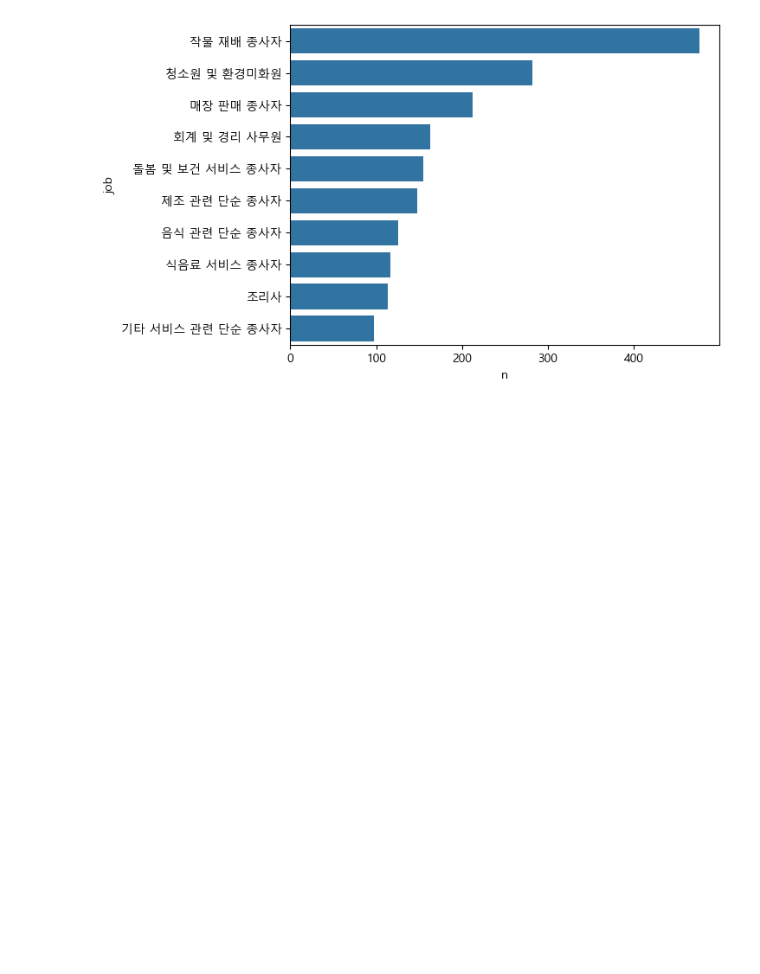
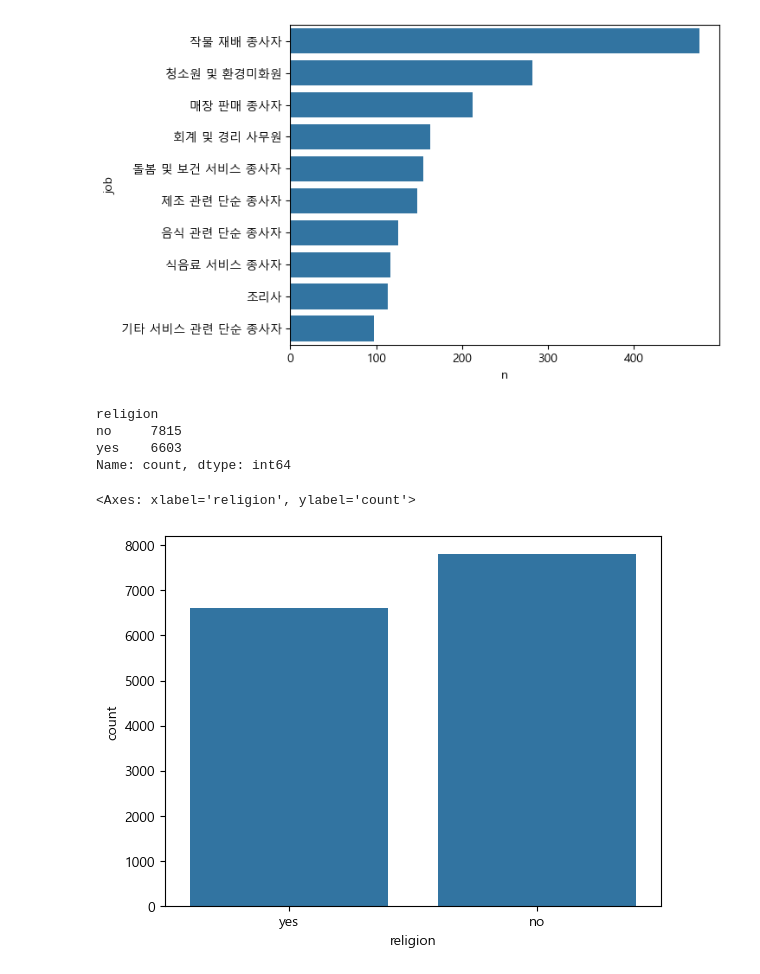
Before and after one commit to kainen0908/jupyterNootebookEx, a Jupyter notebook: ex10.ipynb, the cells around one changed output. Cells and saved outputs as stored; diff of their text form; code cells hidden in the pictures; blank space fills up the shorter version.

```diff
--- a/ex10.ipynb
+++ b/ex10.ipynb
@@ -432,3 +432,19 @@ sns.barplot(data = job_femail, y='job', x= 'n')
 # %% [output]
 <Axes: xlabel='n', ylabel='job'>
 [figure]
+# %%
+welfare['marriage'] = np.where(welfare['marriage_type'] == 1, 'marriage',
+                      np.where(welfare['marriage_type'] == 3, 'divorce', 'etc'))
+# %%
+welfare['religion'] = np.where(welfare['religion'] == 1, 'yes', 'no')
+welfare['religion'].value_counts()
+# %% [output]
+religion
+no     7815
+yes    6603
+Name: count, dtype: int64
+# %%
+sns.countplot(data = welfare, x = 'religion')
+# %% [output]
+<Axes: xlabel='religion', ylabel='count'>
+[figure, added]
```
Also changed, not shown: parts of 21 cells of this notebook, 2 other files.
